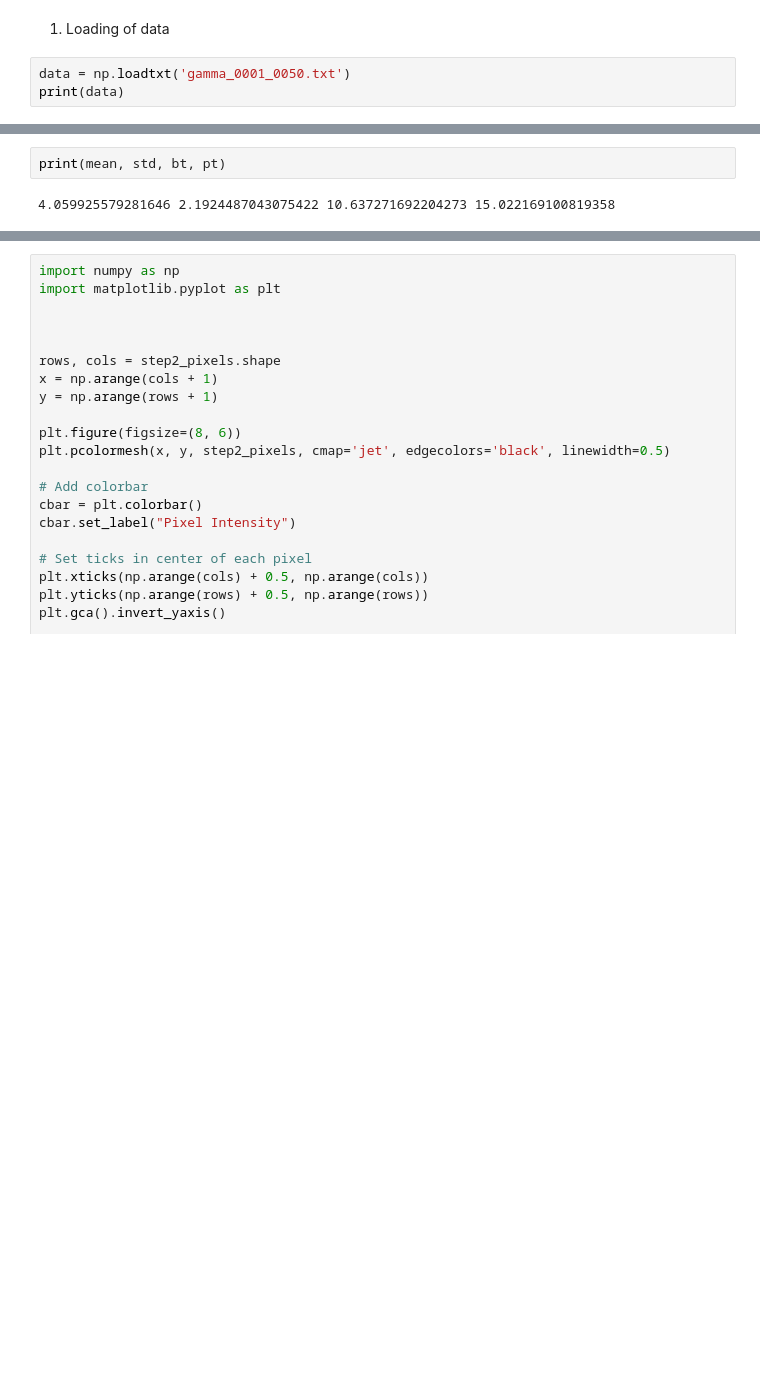
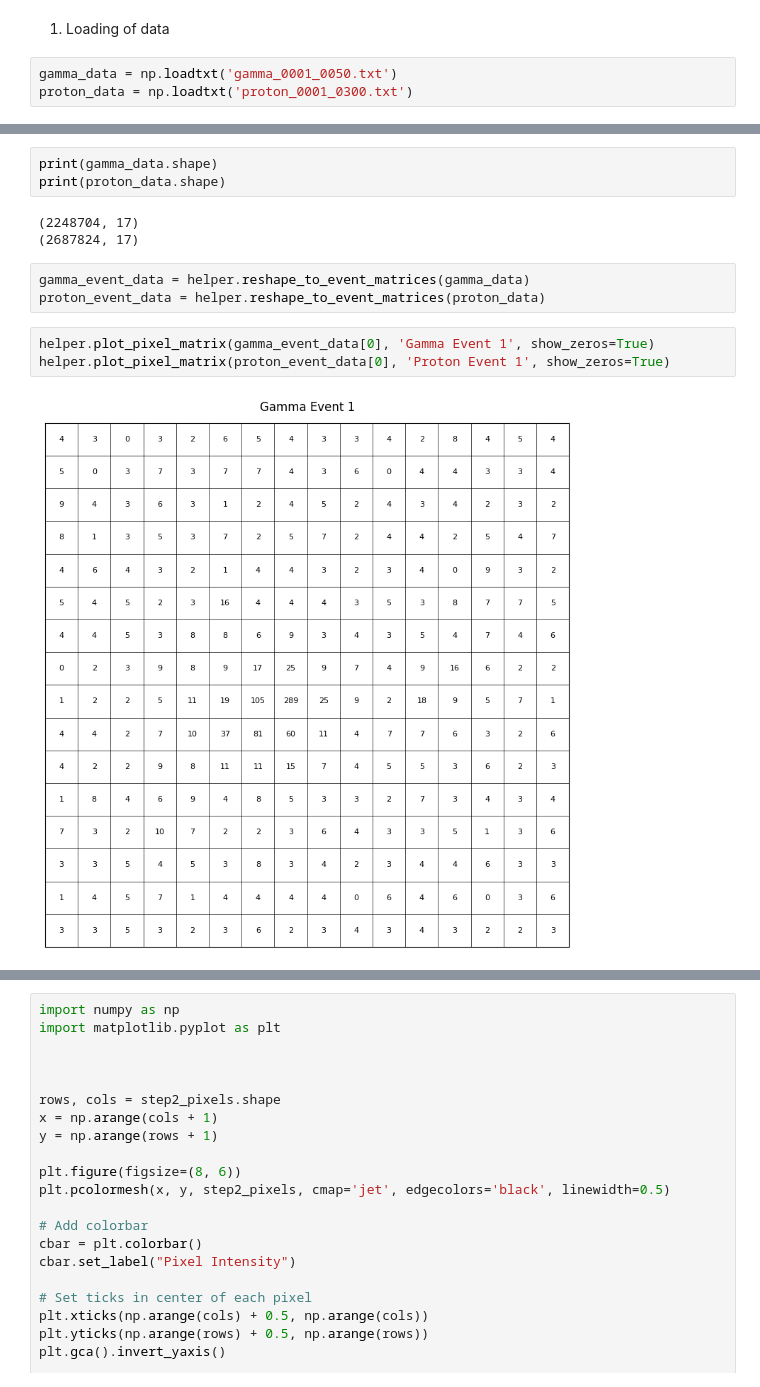
Before and after one commit to Abhimanyu5100/Gapd_camera_gamma_ray_detection, a Jupyter notebook: data_processing.ipynb, the cells around one changed output, grey strips where cells are left out. Drawn from its saved outputs; the diff is of its cells as text; blank space fills up the shorter version.

Commit message:
Many Changes including making an helper function and stream lining the flow of code

```diff
--- a/data_processing.ipynb
+++ b/data_processing.ipynb
@@ -3,5 +31,5 @@ Gamma Ray Image Cleanig
 # %% [markdown]
 1. Loading of data
 # %%
-data = np.loadtxt('gamma_0001_0050.txt')
-print(data)
+gamma_data = np.loadtxt('gamma_0001_0050.txt')
+proton_data = np.loadtxt('proton_0001_0300.txt')
@@ -422,4 +36,14 @@ plot_pixel_matrix(step2_pixels, "Pixel Matrix after picture_threshold (pt)")
-# %%
-print(mean, std, bt, pt)
-# %% [output]
-4.059925579281646 2.1924487043075422 10.637271692204273 15.022169100819358
+# %%
+print(gamma_data.shape)
+print(proton_data.shape)
+# %% [output]
+(2248704, 17)
+(2687824, 17)
+# %%
+gamma_event_data = helper.reshape_to_event_matrices(gamma_data)
+proton_event_data = helper.reshape_to_event_matrices(proton_data)
+# %%
+helper.plot_pixel_matrix(gamma_event_data[0], 'Gamma Event 1', show_zeros=True)
+helper.plot_pixel_matrix(proton_event_data[0], 'Proton Event 1', show_zeros=True)
+# %% [output]
+[figure, added]
```
Also changed, not shown: parts of 42 cells of this notebook, 2 other files.
